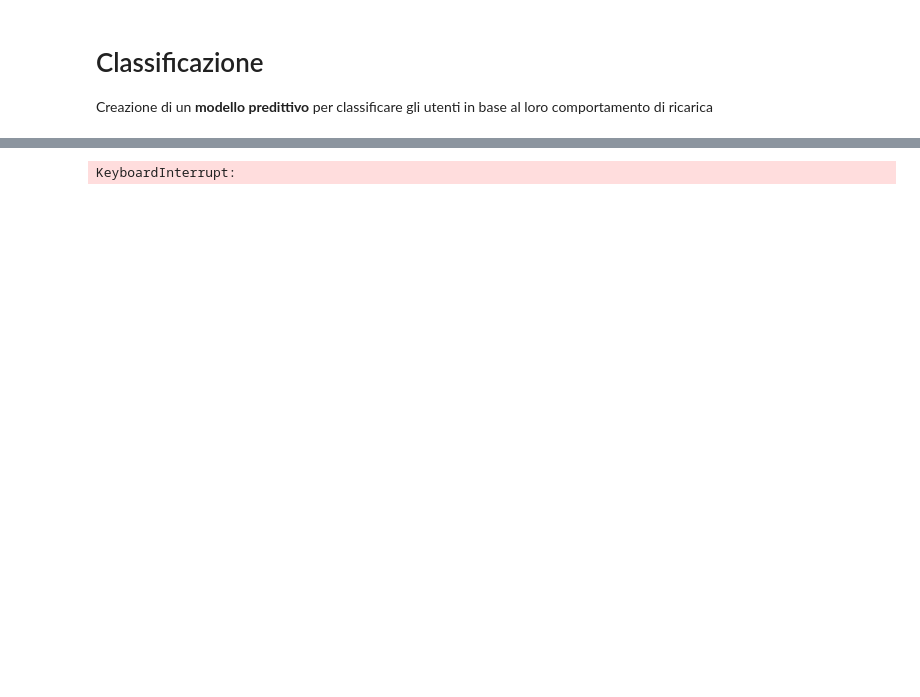
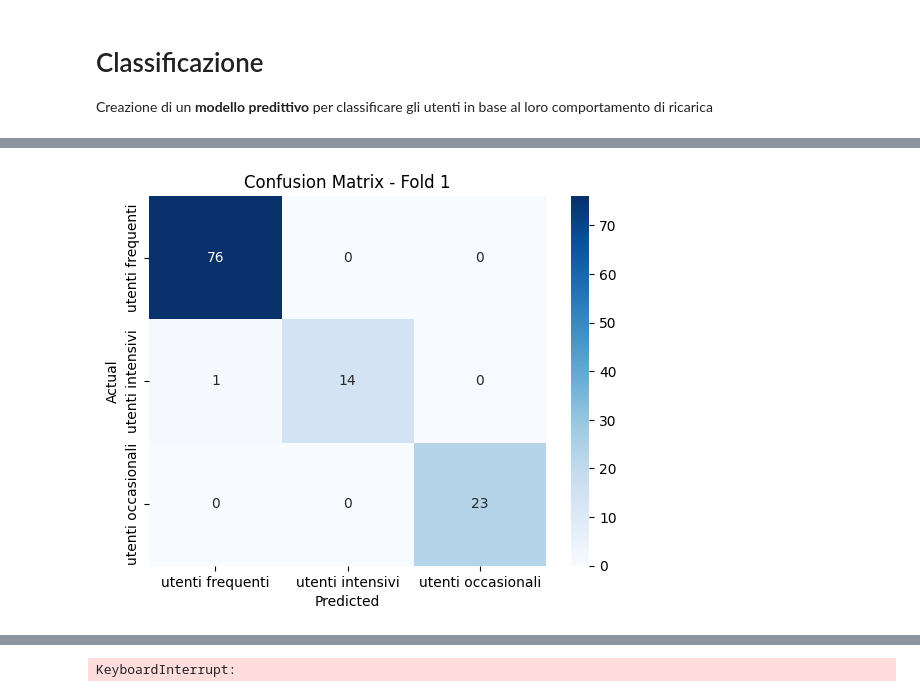
Before and after one commit to diegosantarelli/Data_science_2024, a Jupyter notebook: DS_Python/charging_patterns.ipynb, the cells around one changed output, grey strips where cells are left out. Saved outputs shown, nothing was run; the diff lists cells and outputs as text; code cells hidden in the pictures; blank space fills up the shorter version.

```diff
--- a/DS_Python/charging_patterns.ipynb
+++ b/DS_Python/charging_patterns.ipynb
@@ -134,0 +397,79 @@ y = label_encoder.fit_transform(df_cleaned['user_type'])
+# %%
+from imblearn.over_sampling import SMOTE
+from sklearn.ensemble import RandomForestClassifier
+from sklearn.metrics import accuracy_score, classification_report, confusion_matrix
+from sklearn.model_selection import KFold
+import seaborn as sns
+import matplotlib.pyplot as plt
+from collections import Counter
+import numpy as np
+
+# Dividi il dataset in feature (X) e target (y)
+X = X_initial.drop(columns=['user_type_encoded', 'user_type'])  # Escludi la variabile target
+y = X_initial['user_type']  # Variabile target
+
+# Configura Stratified K-Fold Cross Validation
+kf = KFold(n_splits=10, shuffle=True, random_state=42)
+
+# Variabili per raccogliere le metriche
+train_accuracies = []
+test_accuracies = []
+classification_reports = []
+confusion_matrices = []
+
+# Loop sui fold
+for fold, (train_idx, test_idx) in enumerate(kf.split(X, y)):
+    print(f"Fold {fold + 1}")
+
+    # Suddividi i dati
+    X_train, X_test = X.iloc[train_idx], X.iloc[test_idx]
+    y_train, y_test = y.iloc[train_idx], y.iloc[test_idx]
+
+    # Applica SMOTE al training set
+    smote = SMOTE(sampling_strategy={0: 832, 1: 832, 2: 832}, random_state=42)
+    X_train_resampled, y_train_resampled = smote.fit_resample(X_train, y_train)
+
+    # Verifica la distribuzione delle classi dopo SMOTE
+    print(f"Distribuzione delle classi prima di SMOTE: {Counter(y_train)}")
+    print(f"Distribuzione delle classi dopo SMOTE: {Counter(y_train_resampled)}")
+
+    # Addestra il modello
+    model = RandomForestClassifier(
+        class_weight=None,  # Rimuoviamo class_weight perché SMOTE bilancia già i dati
+        n_estimators=200,
+        max_depth=100,
+        min_samples_leaf=40,
+        random_state=42,
+        n_jobs=-1
+    )
+    model.fit(X_train_resampled, y_train_resampled)
+
+    # Valutazione sul training set
+    y_train_pred = model.predict(X_train_resampled)
+    train_accuracy = accuracy_score(y_train_resampled, y_train_pred)
+    train_accuracies.append(train_accuracy)
+    print(f"Training Accuracy: {train_accuracy * 100:.2f}%")
+
+    # Valutazione sul test set
+    y_test_pred = model.predict(X_test)
+    test_accuracy = accuracy_score(y_test, y_test_pred)
+    test_accuracies.append(test_accuracy)
+    print(f"Testing Accuracy: {test_accuracy * 100:.2f}%")
+
+    # Report di classificazione e matrice di confusione
+    classification_reports.append(classification_report(y_test, y_test_pred))
+    conf_matrix = confusion_matrix(y_test, y_test_pred)
+    confusion_matrices.append(conf_matrix)
+
+    # Stampa matrice di confusione
+    sns.heatmap(conf_matrix, annot=True, fmt='d', cmap='Blues', xticklabels=label_encoder.classes_, yticklabels=label_encoder.classes_)
+    plt.xlabel('Predicted')
+    plt.ylabel('Actual')
+    plt.title(f'Confusion Matrix - Fold {fold + 1}')
+    plt.show()
+
+# Report finale
+print("\n--- Risultati finali ---")
+print(f"Training Accuracy: Mean = {np.mean(train_accuracies) * 100:.2f}%, Std Dev = {np.std(train_accuracies) * 100:.2f}%")
+print(f"Testing Accuracy: Mean = {np.mean(test_accuracies) * 100:.2f}%, Std Dev = {np.std(test_accuracies) * 100:.2f}%")
+# %% [output]
@@ -134,0 +481 @@ y = label_encoder.fit_transform(df_cleaned['user_type'])
+[figure, added]
```
Also changed, not shown: parts of 33 cells of this notebook, 7 other files.
